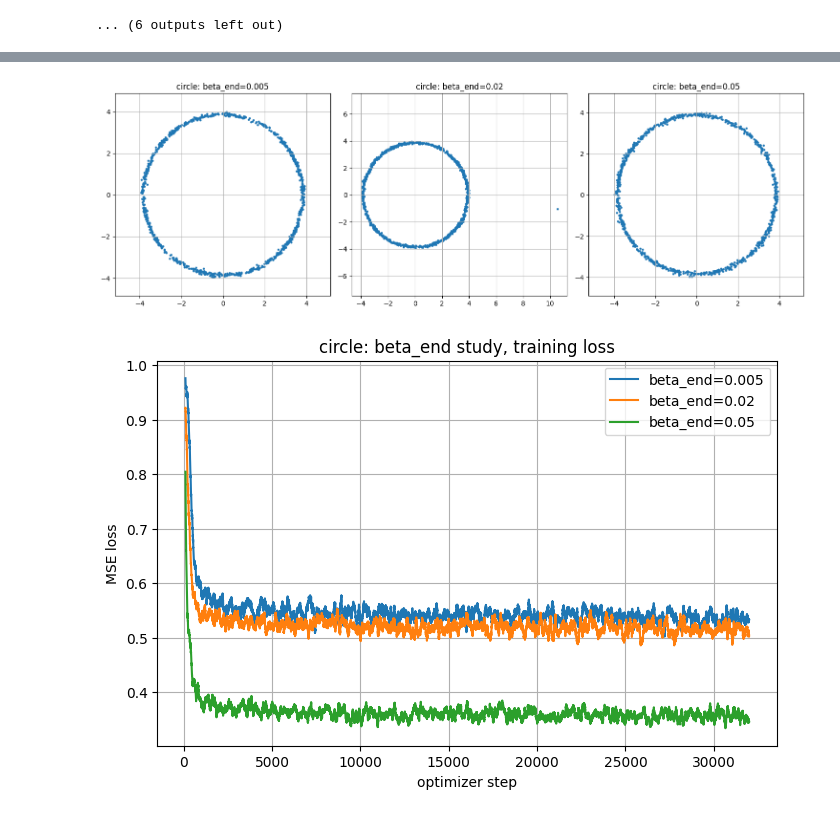
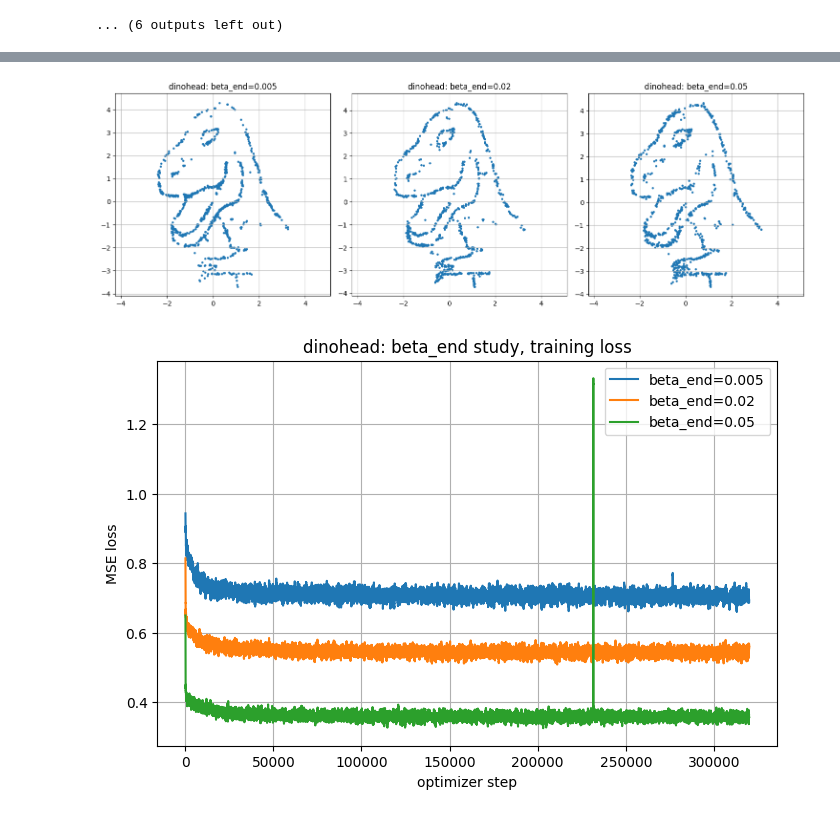
Before and after one commit to paddingtonzhu-stack/Diffusion-model-starter, a Jupyter notebook: diffusion-model-task2-4-2-quality-fixed.ipynb, the cells around one changed output, grey strips where cells are left out. Cells and saved outputs as stored; diff of their text form; code cells hidden in the pictures.

```diff
--- a/diffusion-model-task2-4-2-quality-fixed.ipynb
+++ b/diffusion-model-task2-4-2-quality-fixed.ipynb
@@ -1182,11 +1172,9 @@ def run_beta_end_study(
     return beta_results
 # %%
 # Run the beta_end hyperparameter study.
-# This is intentionally separated from the main three-dataset run.
-# You can change dataset_name to "dinohead" or "square".
 
 beta_study = run_beta_end_study(
-    dataset_name="circle",
+    dataset_name="dinohead",
     beta_end_values=(0.005, 0.02, 0.05),
     num_epochs=2000,
     checkpoint_steps=(0, 1000, 2000, 3000, 4000, 5000),
@@ -1217,2 +1205,2 @@ Epoch  1500/2000, global step =  24016, mean loss = 0.366076
-[figure, old version]
+[figure, new version]
-[figure, old version]
+[figure, new version]
```
Also changed, not shown: parts of 15 cells of this notebook.
